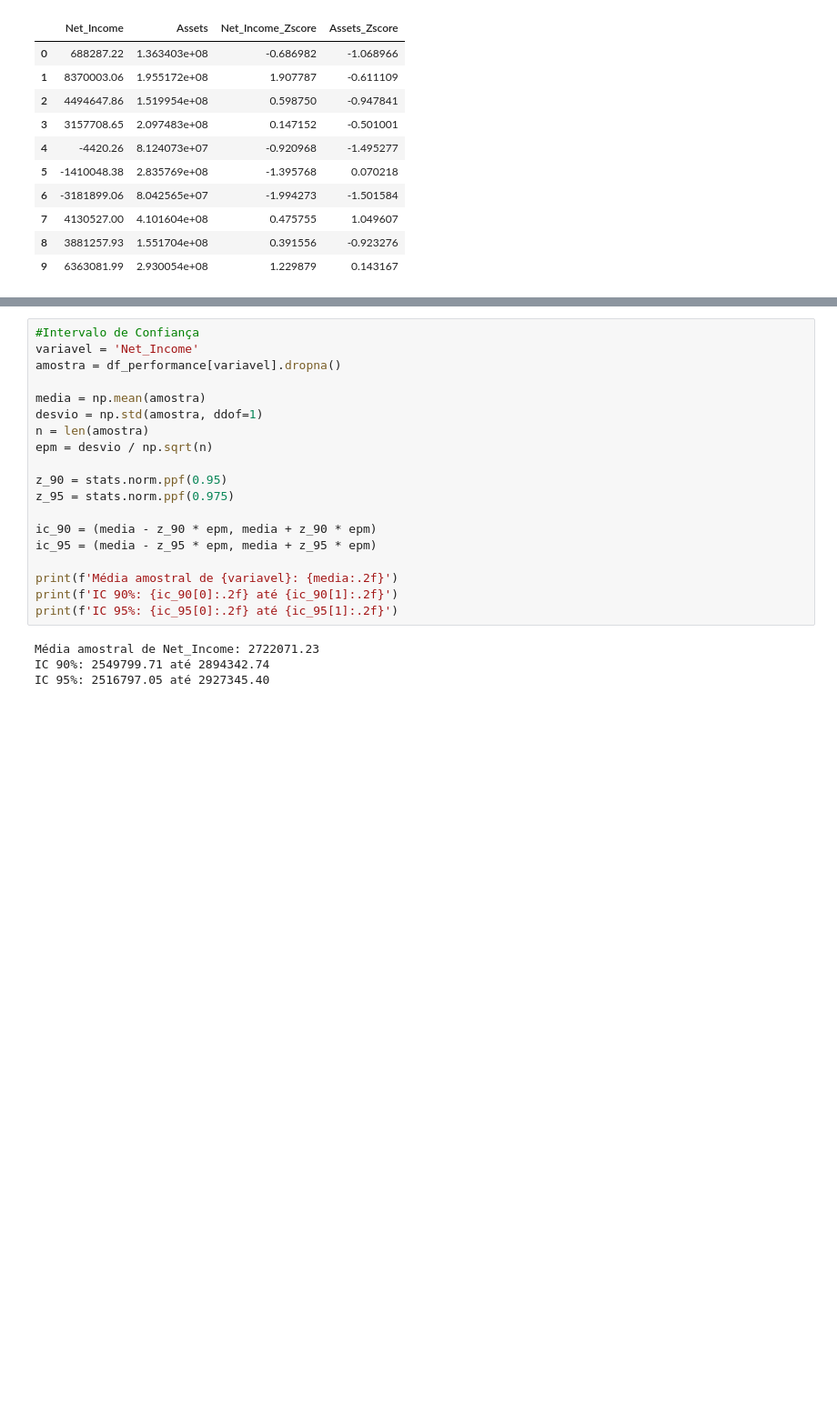
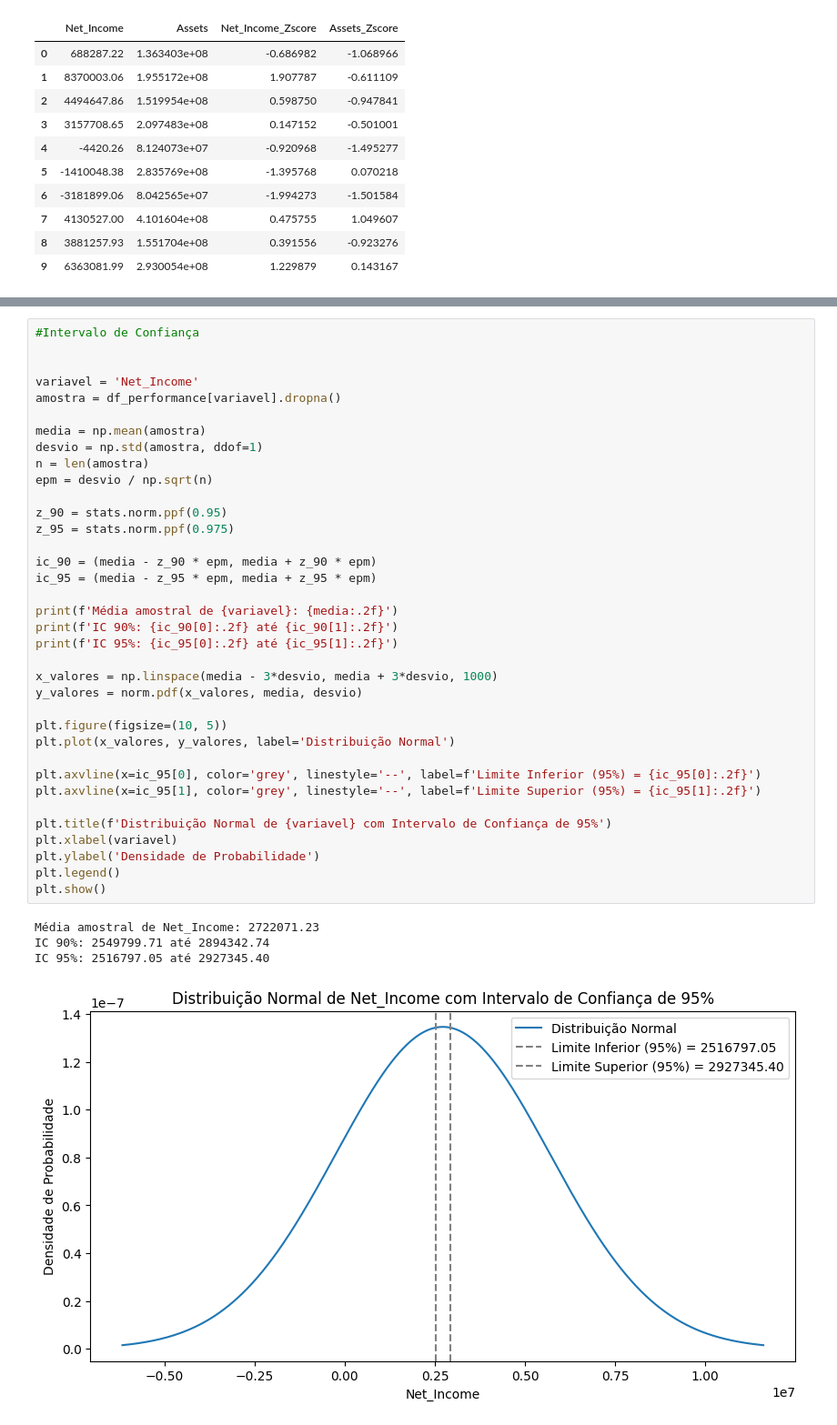
Before and after one commit to Leonardo-Mello22/Analise-DeutscheBank, a Jupyter notebook: Analise.ipynb, the cells around one changed output, grey strips where cells are left out. Shown at 91% size. Saved outputs shown, nothing was run; the diff lists cells and outputs as text; blank space fills up the shorter version.

```diff
--- a/Analise.ipynb
+++ b/Analise.ipynb
@@ -189,23 +183,41 @@ for var in variables:
 # %%
 #Intervalo de Confiança
+
+
 variavel = 'Net_Income'
 amostra = df_performance[variavel].dropna()
 
 media = np.mean(amostra)
 desvio = np.std(amostra, ddof=1)
 n = len(amostra)
 epm = desvio / np.sqrt(n)
 
 z_90 = stats.norm.ppf(0.95)
 z_95 = stats.norm.ppf(0.975)
 
 ic_90 = (media - z_90 * epm, media + z_90 * epm)
 ic_95 = (media - z_95 * epm, media + z_95 * epm)
 
 print(f'Média amostral de {variavel}: {media:.2f}')
 print(f'IC 90%: {ic_90[0]:.2f} até {ic_90[1]:.2f}')
 print(f'IC 95%: {ic_95[0]:.2f} até {ic_95[1]:.2f}')
+
+x_valores = np.linspace(media - 3*desvio, media + 3*desvio, 1000)
+y_valores = norm.pdf(x_valores, media, desvio)
+
+plt.figure(figsize=(10, 5))
+plt.plot(x_valores, y_valores, label='Distribuição Normal')
+
+plt.axvline(x=ic_95[0], color='grey', linestyle='--', label=f'Limite Inferior (95%) = {ic_95[0]:.2f}')
+plt.axvline(x=ic_95[1], color='grey', linestyle='--', label=f'Limite Superior (95%) = {ic_95[1]:.2f}')
+
+plt.title(f'Distribuição Normal de {variavel} com Intervalo de Confiança de 95%')
+plt.xlabel(variavel)
+plt.ylabel('Densidade de Probabilidade')
+plt.legend()
+plt.show()
 # %% [output]
 Média amostral de Net_Income: 2722071.23
 IC 90%: 2549799.71 até 2894342.74
 IC 95%: 2516797.05 até 2927345.40
+[figure, added]
```
Also changed, not shown: parts of 3 cells of this notebook.
